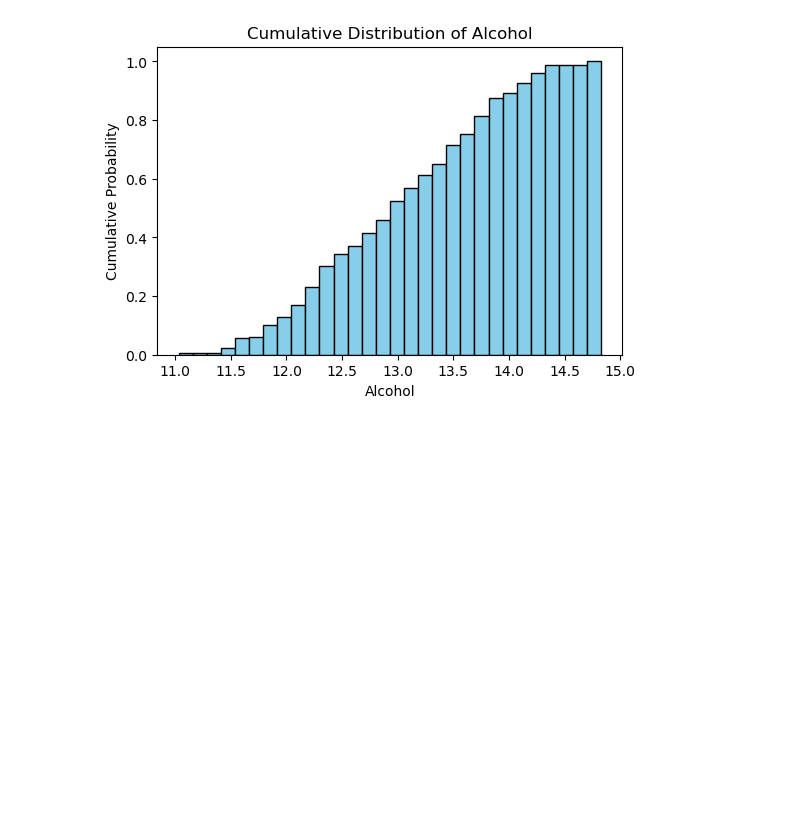
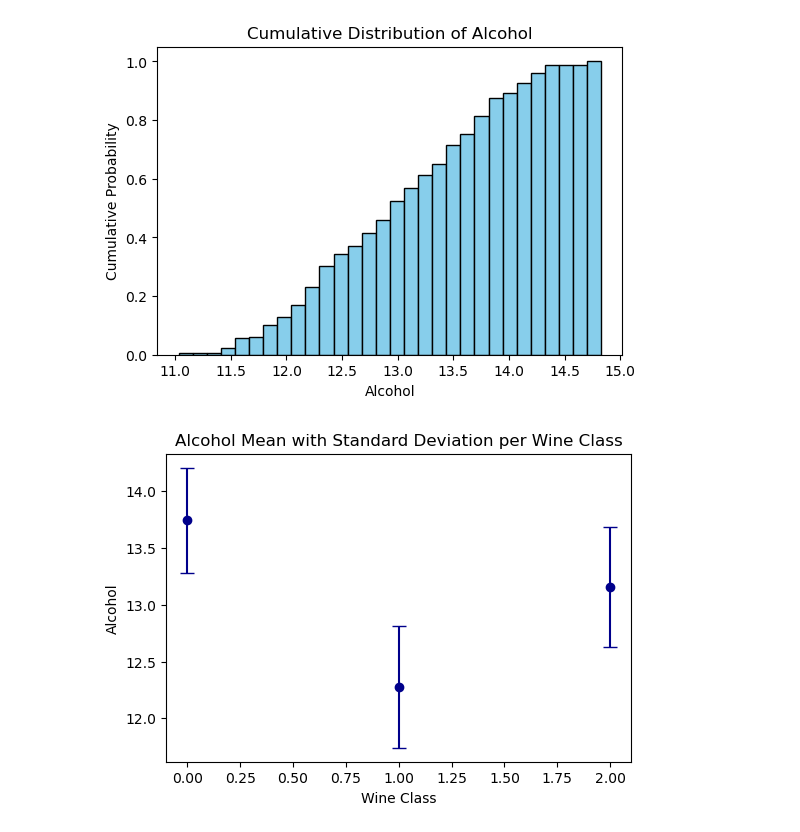
Before and after one commit to md-faiyazkhan/ml-practice, a Jupyter notebook: Matplotlib/Matplotlib.ipynb, the cells around one changed output. Cells and saved outputs as stored; diff of their text form; code cells hidden in the pictures; blank space fills up the shorter version.

```diff
--- a/Matplotlib/Matplotlib.ipynb
+++ b/Matplotlib/Matplotlib.ipynb
@@ -294,3 +294,19 @@ plt.ylabel("Cumulative Probability")
 plt.show()
 # %% [output]
 [figure]
+# %%
+# Q: Plot error bar chart of alcohol mean with standard deviation for each wine class.
+
+import numpy as np
+
+alcohol_mean = df.groupby(wine.target)['alcohol'].mean()
+alcohol_std = df.groupby(wine.target)['alcohol'].std()
+
+plt.figure(figsize=(6,4))
+plt.errorbar(alcohol_mean.index, alcohol_mean.values, yerr=alcohol_std.values, fmt='o', capsize=5, color='darkblue')
+plt.title("Alcohol Mean with Standard Deviation per Wine Class")
+plt.xlabel("Wine Class")
+plt.ylabel("Alcohol")
+plt.show()
+# %% [output]
+[figure, added]
```
